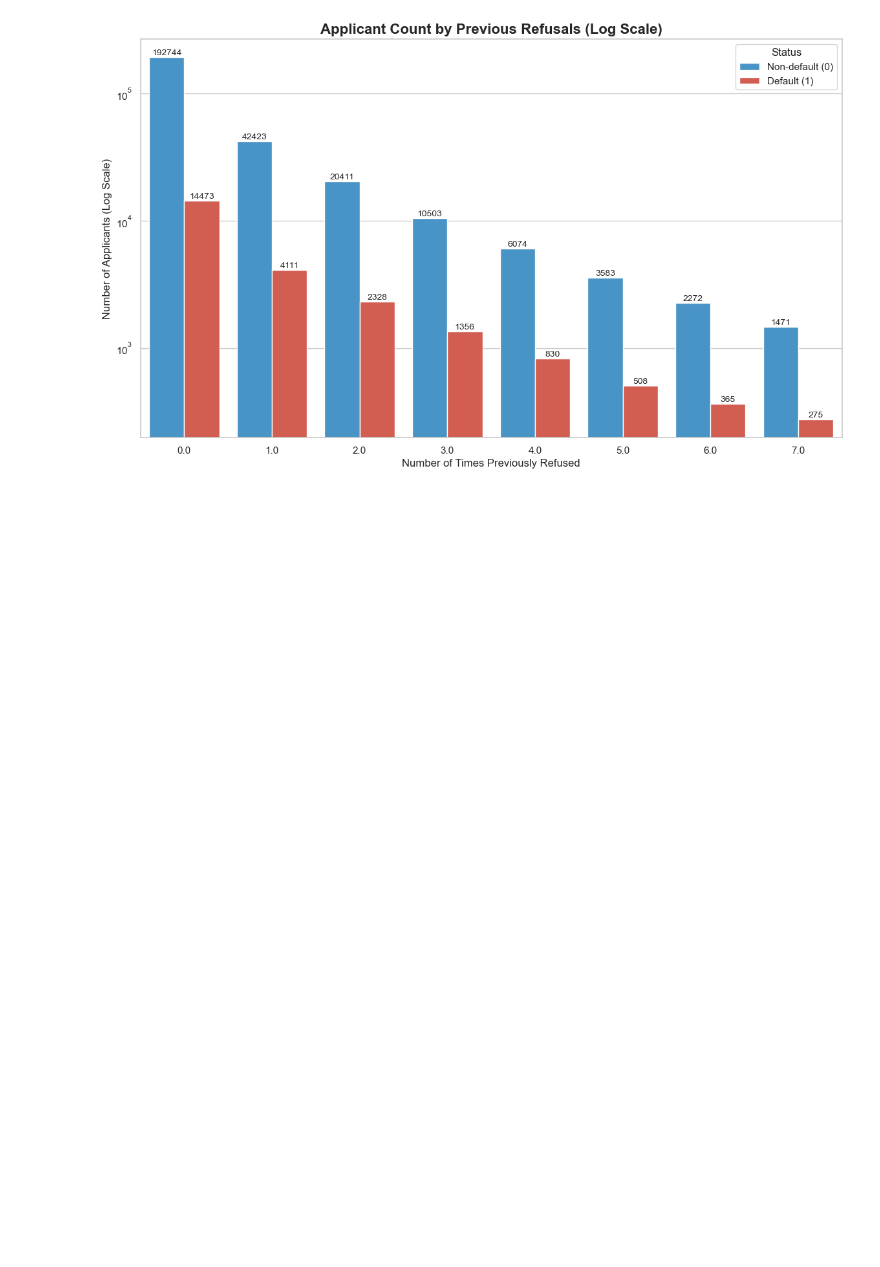
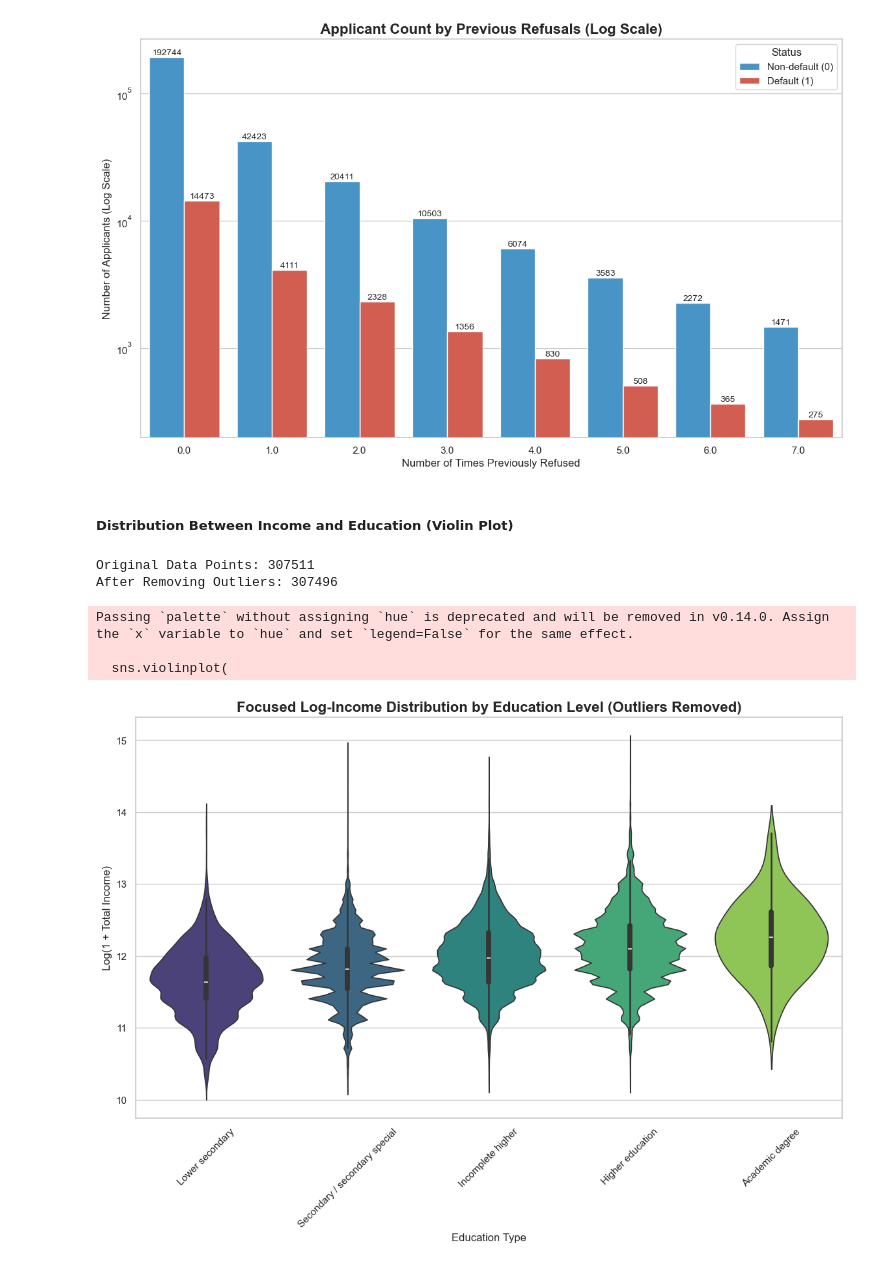
Before and after one commit to mandypeng-brown/data1030-project-credit-risk, a Jupyter notebook: notebook/EDA.ipynb, the cells around one changed output. Drawn from its saved outputs; the diff is of its cells as text; code cells hidden in the pictures; blank space fills up the shorter version.

```diff
--- a/notebook/EDA.ipynb
+++ b/notebook/EDA.ipynb
@@ -419,3 +445,39 @@ ax.legend(handles=handles, labels=['Non-default (0)', 'Default (1)'], title='Sta
 plt.show()
 # %% [output]
 [figure]
+# %% [markdown]
+##### Distribution Between Income and Education (Violin Plot)
+# %%
+df_plot_filtered = df_full[df_full['LOG_INCOME'] <= 15].copy()
+print(f"Original Data Points: {len(df_full)}")
+print(f"After Removing Outliers: {len(df_plot_filtered)}")
+
+
+education_order = [
+    'Lower secondary', 'Secondary / secondary special',
+    'Incomplete higher', 'Higher education', 'Academic degree'
+]
+
+plt.figure(figsize=(14, 8))
+
+
+sns.violinplot(
+    x='NAME_EDUCATION_TYPE',
+    y='LOG_INCOME',
+    data=df_plot_filtered,
+    order=education_order,
+    palette='viridis'
+)
+
+plt.title('Focused Log-Income Distribution by Education Level (Outliers Removed)', fontsize=16, weight='bold')
+plt.xlabel('Education Type', fontsize=12)
+plt.ylabel('Log(Total Income + 1)', fontsize=12)
+plt.xticks(rotation=45)
+plt.show()
+# %% [output]
+Original Data Points: 307511
+After Removing Outliers: 307496
+Passing `palette` without assigning `hue` is deprecated and will be removed in v0.14.0. Assign the `x` variable to `hue` and set `legend=False` for the same effect.
+
+  sns.violinplot(
+[figure, added]
```
Also changed, not shown: parts of 17 cells of this notebook, 2 other files.
